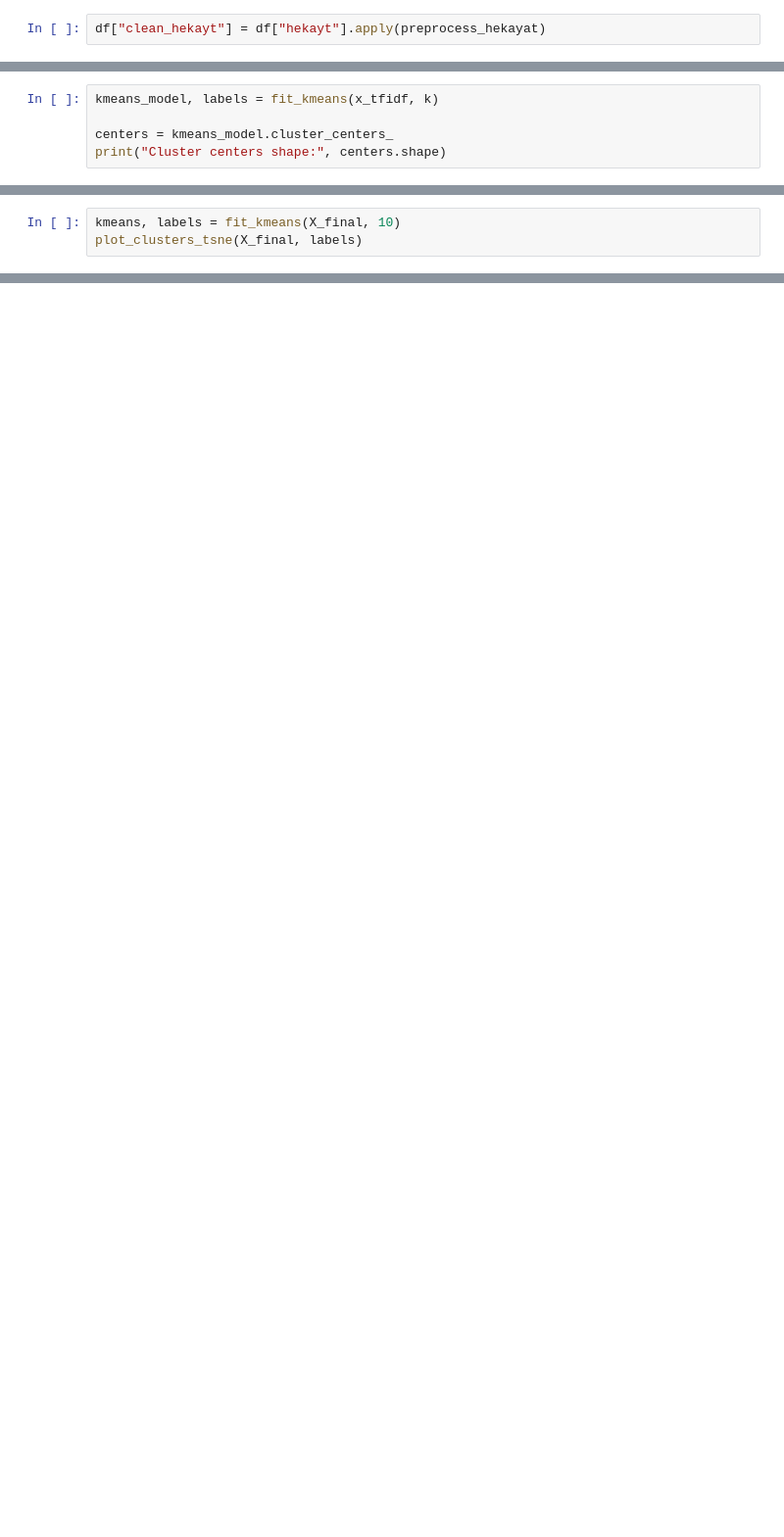
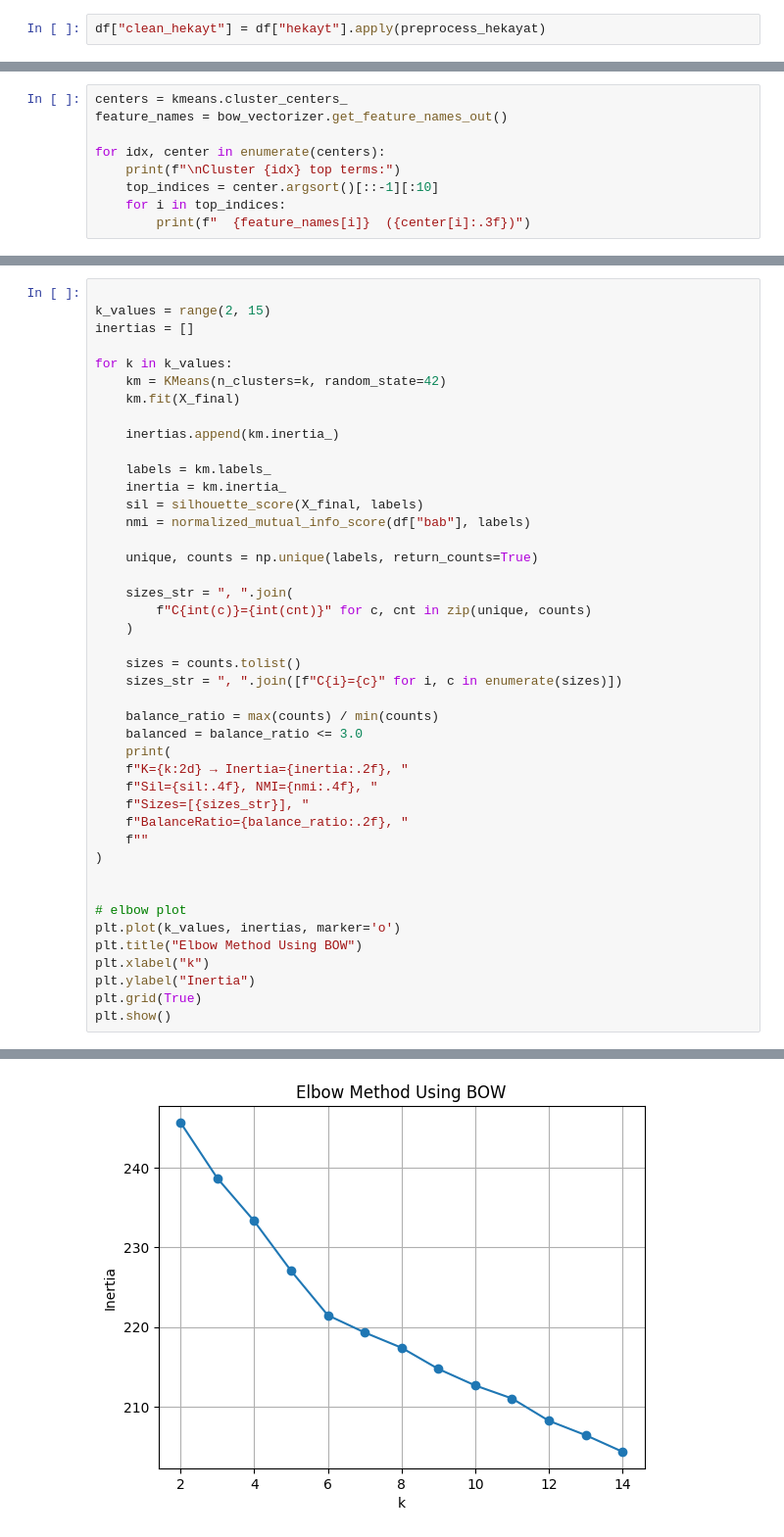
Before and after one commit to elaheyaghoubi/golestan-text-clustering, a Jupyter notebook: main.ipynb, the cells around one changed output, grey strips where cells are left out. Shown at 98% size. Cells and saved outputs as stored; diff of their text form; blank space fills up the shorter version.

```diff
--- a/main.ipynb
+++ b/main.ipynb
@@ -241,5 +186,0 @@ NMI: 0.09370639508748474
-# %%
-kmeans_model, labels = fit_kmeans(x_tfidf, k)
-
-centers = kmeans_model.cluster_centers_
-print("Cluster centers shape:", centers.shape)
@@ -316,3 +186,0 @@ plt.show()
-# %%
-kmeans, labels = fit_kmeans(X_final, 10)
-plot_clusters_tsne(X_final, labels)
@@ -320,0 +238,9 @@ NameError: name 'plot_clusters_tsne' is not defined
+# %%
+centers = kmeans.cluster_centers_
+feature_names = bow_vectorizer.get_feature_names_out()
+
+for idx, center in enumerate(centers):
+    print(f"\nCluster {idx} top terms:")
+    top_indices = center.argsort()[::-1][:10]
+    for i in top_indices:
+        print(f"  {feature_names[i]}  ({center[i]:.3f})")
@@ -320,0 +265,44 @@ NameError: name 'plot_clusters_tsne' is not defined
+# %%
+
+k_values = range(2, 15)
+inertias = []
+
+for k in k_values:
+    km = KMeans(n_clusters=k, random_state=42)
+    km.fit(X_final)
+
+    inertias.append(km.inertia_)
+
+    labels = km.labels_
+    inertia = km.inertia_
+    sil = silhouette_score(X_final, labels)
+    nmi = normalized_mutual_info_score(df["bab"], labels)
+
+    unique, counts = np.unique(labels, return_counts=True)
+
+    sizes_str = ", ".join(
+        f"C{int(c)}={int(cnt)}" for c, cnt in zip(unique, counts)
+    )
+
+    sizes = counts.tolist()
+    sizes_str = ", ".join([f"C{i}={c}" for i, c in enumerate(sizes)])
+
+    balance_ratio = max(counts) / min(counts)
+    balanced = balance_ratio <= 3.0
+    print(
+    f"K={k:2d} → Inertia={inertia:.2f}, "
+    f"Sil={sil:.4f}, NMI={nmi:.4f}, "
+    f"Sizes=[{sizes_str}], "
+    f"BalanceRatio={balance_ratio:.2f}, "
+    f""
+)
+
+
+# elbow plot
+plt.plot(k_values, inertias, marker='o')
+plt.title("Elbow Method Using BOW")
+plt.xlabel("k")
+plt.ylabel("Inertia")
+plt.grid(True)
+plt.show()
+# %% [output]
@@ -320,0 +322 @@ NameError: name 'plot_clusters_tsne' is not defined
+[figure, added]
```
Also changed, not shown: parts of 30 cells of this notebook.
